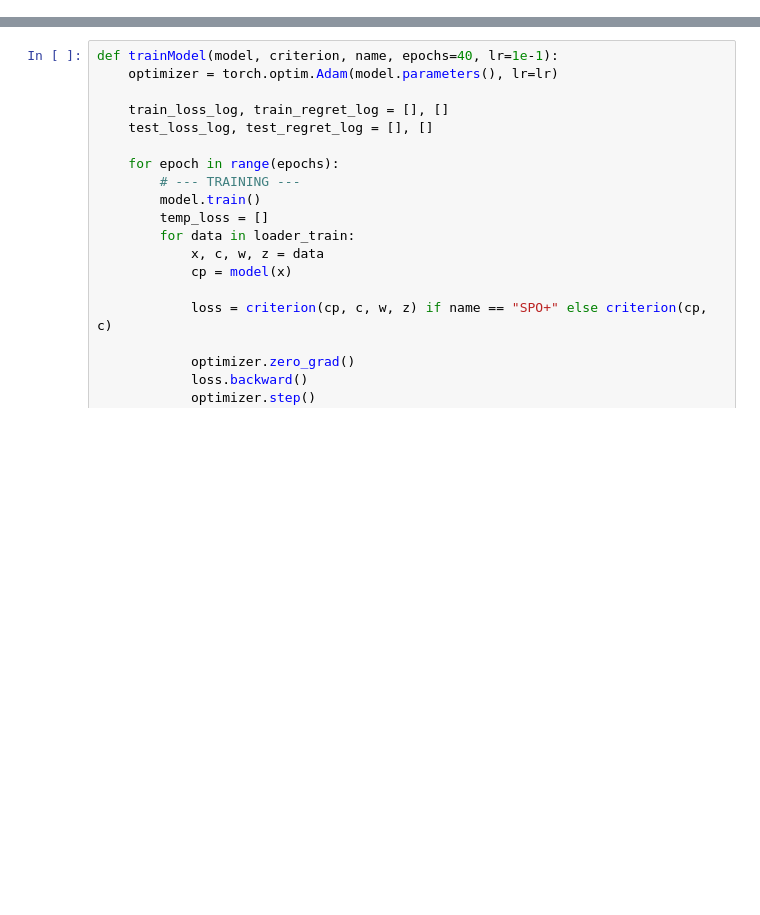
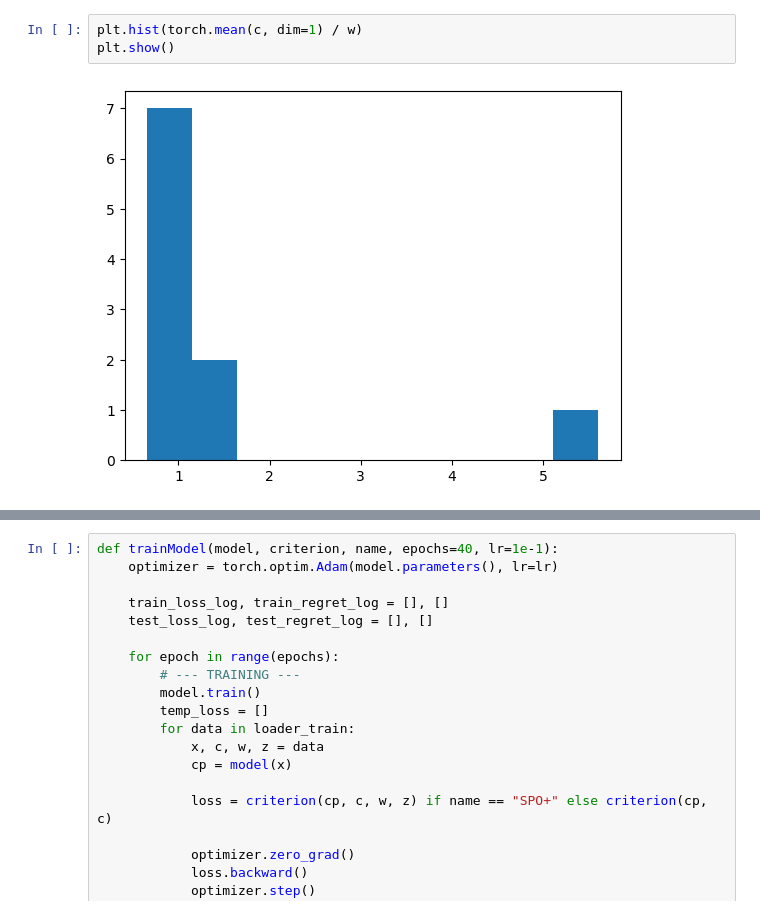
Before and after one commit to saloper/decision-focused-bike-rebalancing, a Jupyter notebook: Knapsack Problems/SPO/knapsack_spo_explore.ipynb, the cells around one changed output, grey strips where cells are left out. Cells and saved outputs as stored; diff of their text form; blank space fills up the shorter version.

```diff
--- a/Knapsack Problems/SPO/knapsack_spo_explore.ipynb
+++ b/Knapsack Problems/SPO/knapsack_spo_explore.ipynb
@@ -24 +70,6 @@ x_train, x_test, c_train, c_test = train_test_split(x, c, test_size= int(n *.9))
+# %%
+plt.hist(torch.mean(c, dim=1) / w)
+plt.show()
+# %% [output]
+[figure, added]
 # %%
```
Also changed, not shown: parts of 13 cells of this notebook.
